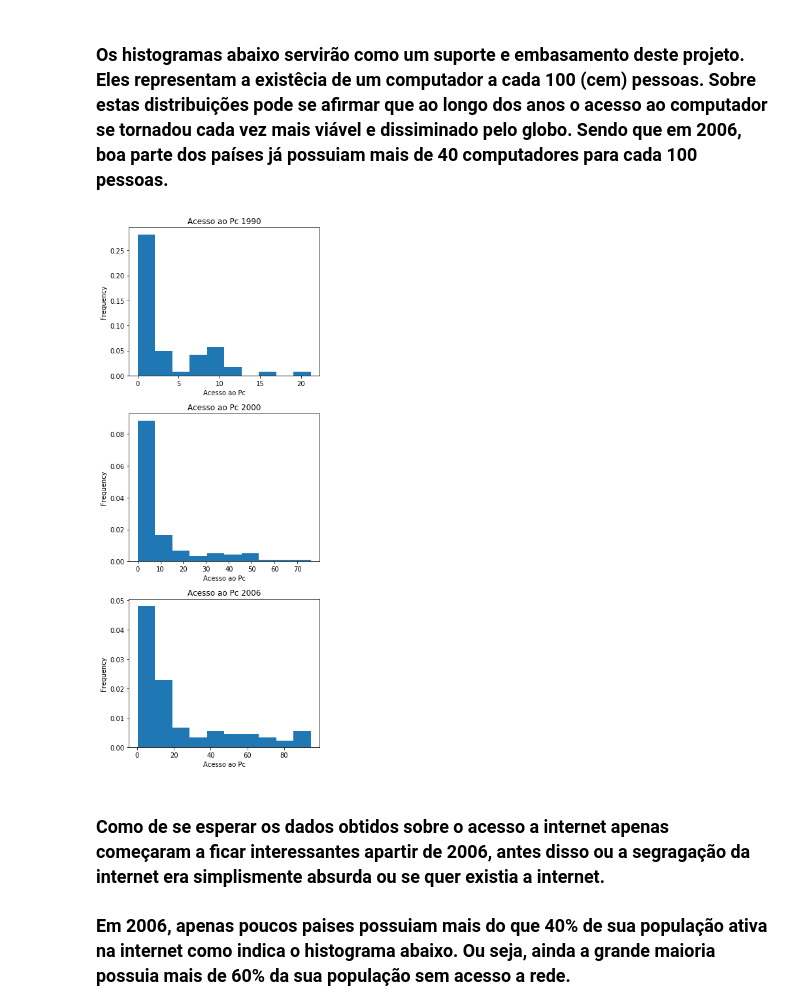
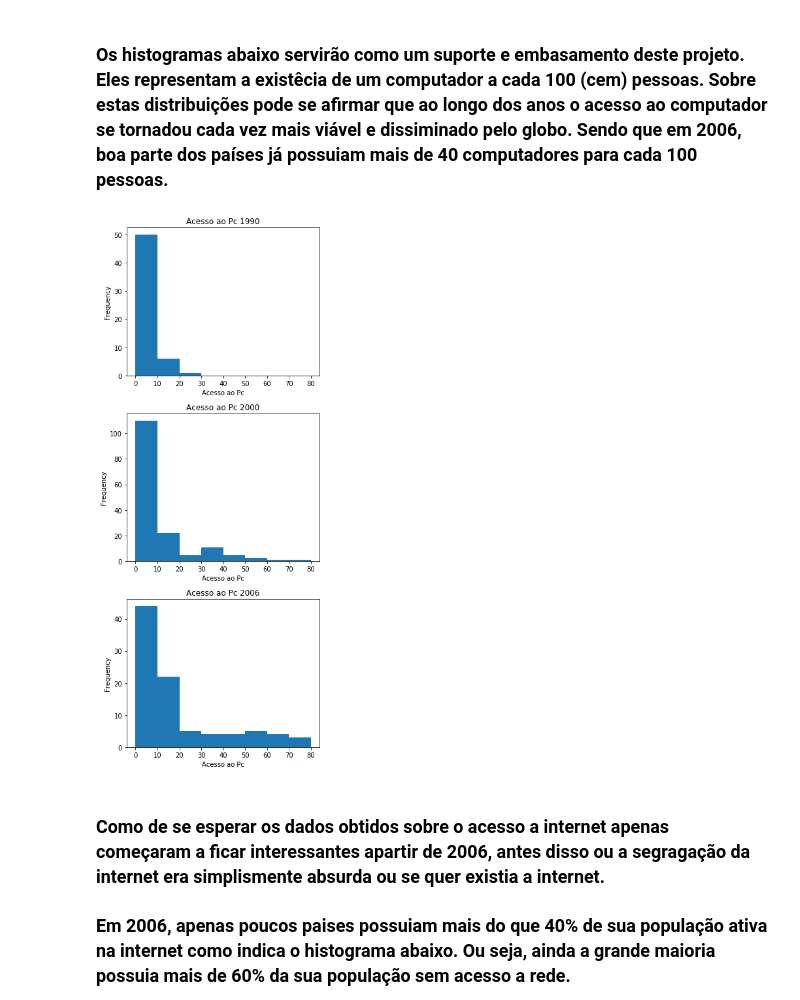
Before and after one commit to lucaslealvale/CD_2018, a Jupyter notebook: Projeto1.ipynb, the cells around one changed output. Saved outputs shown, nothing was run; the diff lists cells and outputs as text; code cells hidden in the pictures.

```diff
--- a/Projeto1.ipynb
+++ b/Projeto1.ipynb
@@ -115,25 +115,25 @@ Name: 1990, dtype: float64
 ### Os histogramas abaixo servirão como um suporte e embasamento deste projeto. Eles representam a existêcia de um computador a cada 100 (cem) pessoas.  Sobre estas distribuições pode se afirmar que ao longo dos anos o acesso ao computador se tornadou cada vez mais viável e dissiminado pelo globo. Sendo que em 2006, boa parte dos países já possuiam mais de 40 computadores para cada 100 pessoas.
 # %%
 fig = plt.figure(figsize=(5,12))
-
+faixas=range(0,90,10)
 plt.subplot(311)
-df['1990_Pc'].plot.hist(density=True)
+df['1990_Pc'].plot.hist(bins=faixas)
 plt.xlabel('Acesso ao Pc')
 plt.title('Acesso ao Pc 1990')
 
 plt.subplot(312)
-df['2000_Pc'].plot.hist(density=True)
+df['2000_Pc'].plot.hist(bins=faixas)
 plt.xlabel('Acesso ao Pc')
 plt.title('Acesso ao Pc 2000')
 
 plt.subplot(313)
-df['2006_Pc'].plot.hist(density=True)
+df['2006_Pc'].plot.hist(bins=faixas)
 plt.xlabel('Acesso ao Pc')
 plt.title('Acesso ao Pc 2006')
 plt.tight_layout()
 plt.show()
 # %% [output]
-[figure, old version]
+[figure, new version]
 # %% [markdown]
 ### Como de se esperar os dados obtidos sobre o acesso a internet apenas começaram a ficar interessantes apartir de 2006, antes disso ou a segragação da internet era simplismente absurda ou se quer existia a internet.
 ### Em 2006, apenas poucos paises possuiam mais do que 40% de sua população ativa na internet como indica o histograma abaixo. Ou seja, ainda a grande maioria possuia mais de 60% da sua população sem acesso a rede.
```
Also changed, not shown: parts of 2 cells of this notebook.
